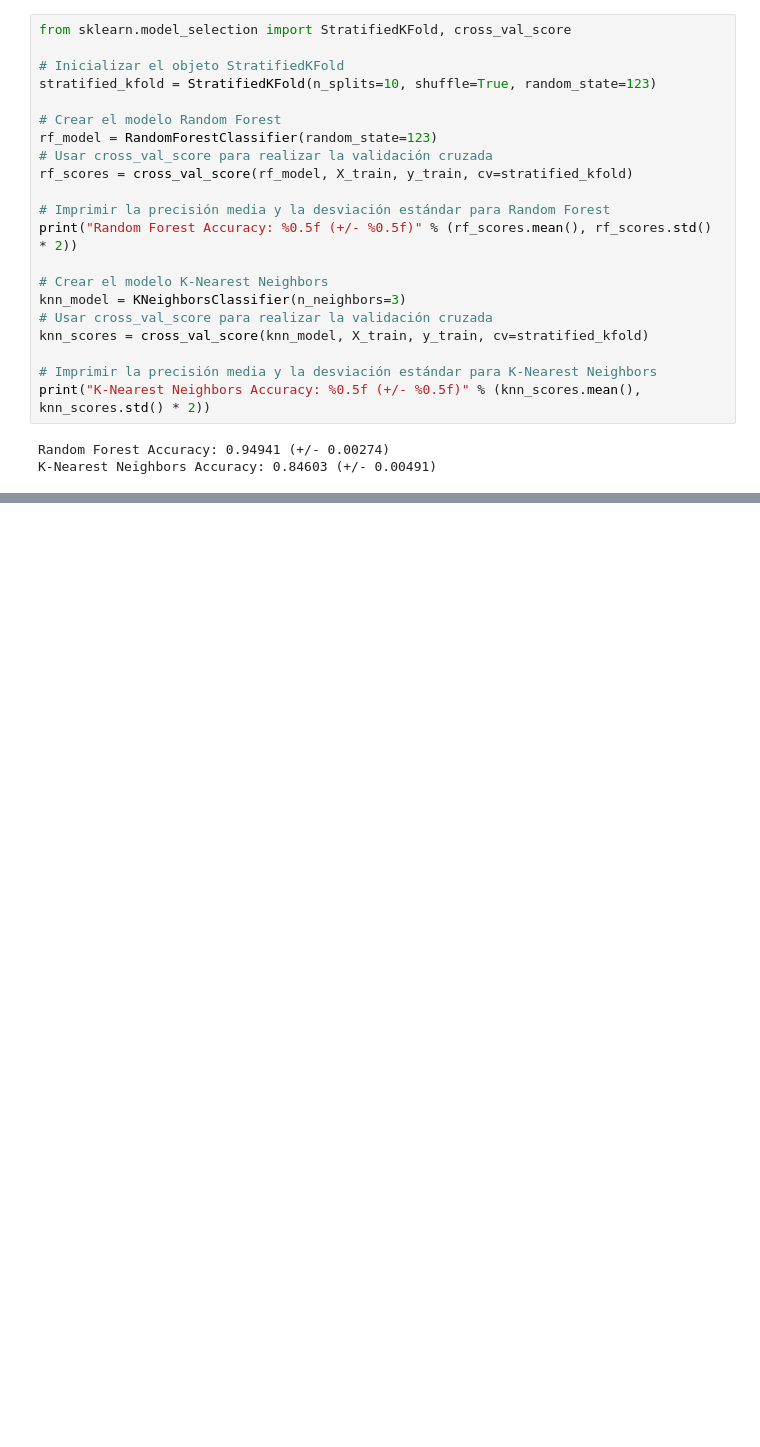
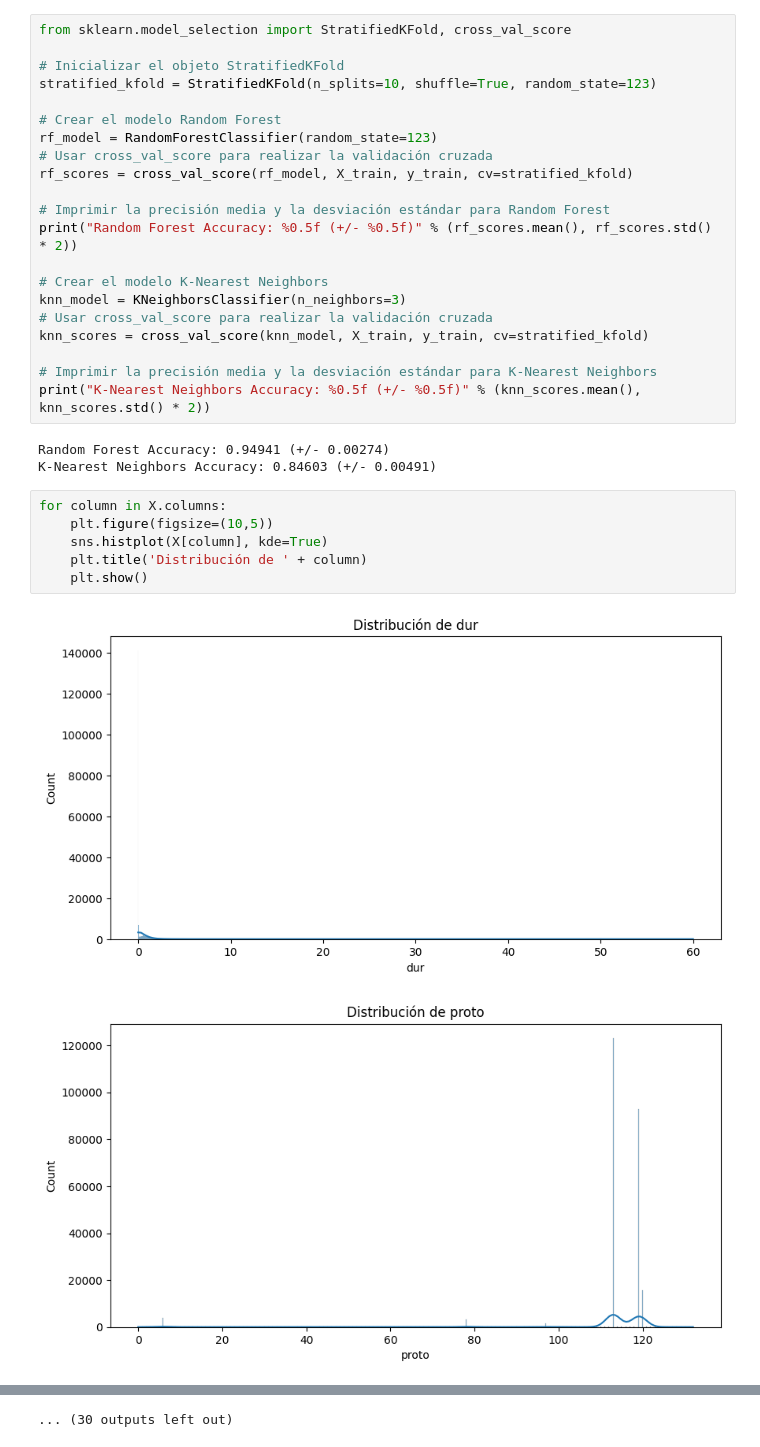
Before and after one commit to GaboLara998/ProyectoIntegrador, a Jupyter notebook: ProyectoIntregrador.ipynb, the cells around one changed output, grey strips where cells are left out. Drawn from its saved outputs; the diff is of its cells as text; blank space fills up the shorter version.

```diff
--- a/ProyectoIntregrador.ipynb
+++ b/ProyectoIntregrador.ipynb
@@ -599,3 +615,12 @@ print("K-Nearest Neighbors Accuracy: %0.5f (+/- %0.5f)" % (knn_scores.mean(), kn
 # %% [output]
 Random Forest Accuracy: 0.94941 (+/- 0.00274)
 K-Nearest Neighbors Accuracy: 0.84603 (+/- 0.00491)
+# %%
+for column in X.columns:
+    plt.figure(figsize=(10,5))
+    sns.histplot(X[column], kde=True)
+    plt.title('Distribución de ' + column)
+    plt.show()
+# %% [output]
+[figure, added]
+[figure, added]
@@ -601,0 +637 @@ K-Nearest Neighbors Accuracy: 0.84603 (+/- 0.00491)
+... (30 outputs left out)
```
Also changed, not shown: parts of 3 cells of this notebook.
